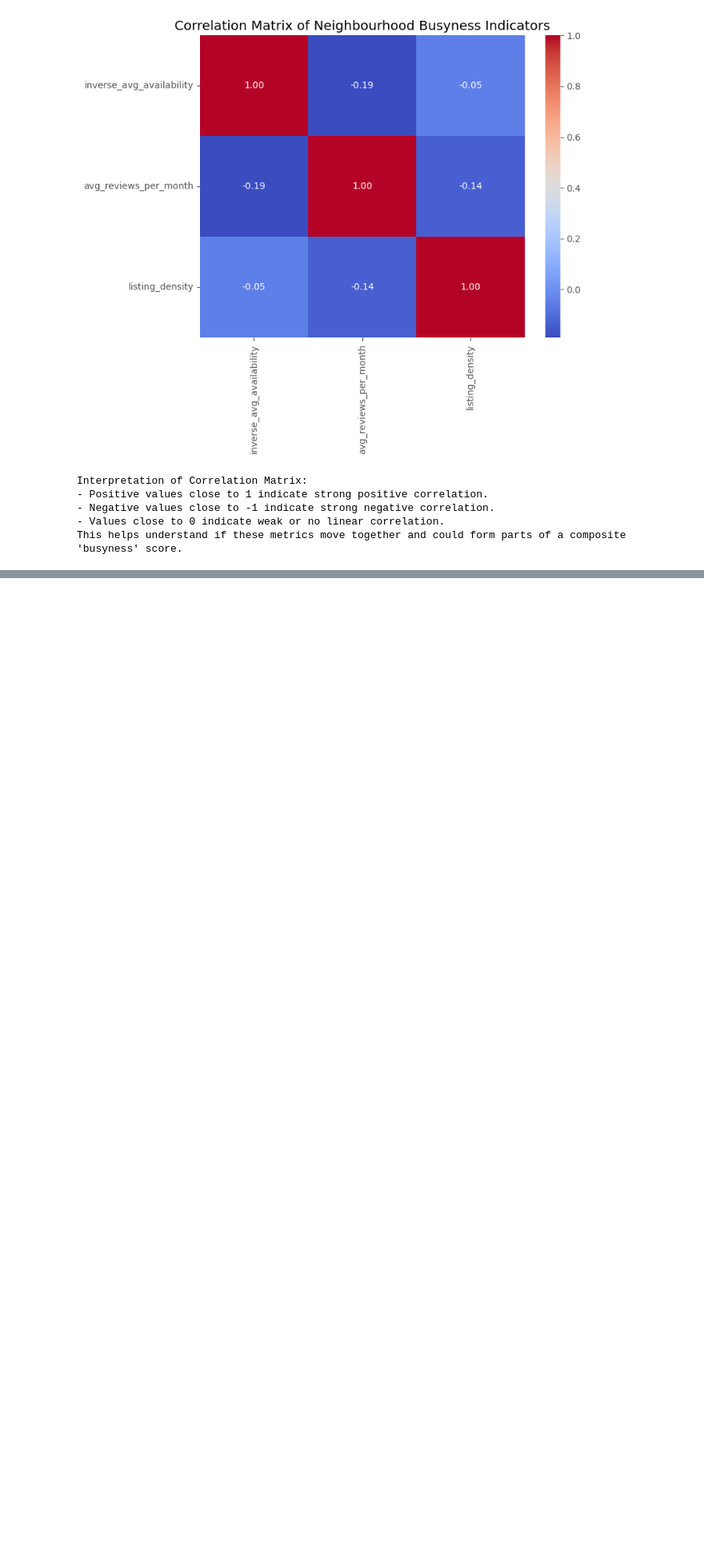
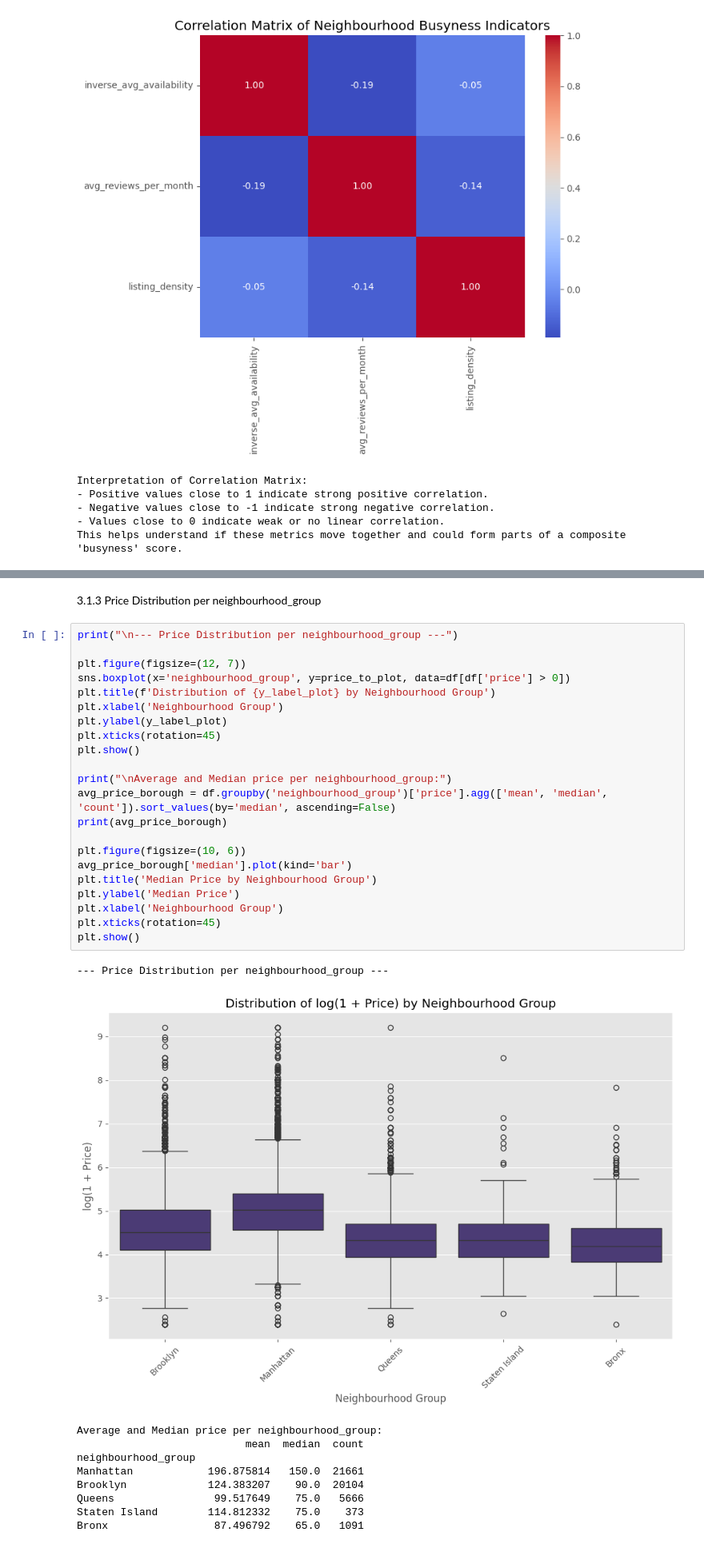
Before and after one commit to tm3-machine-learning/airbnb, a Jupyter notebook: mchandler_analysis/airbnb_analysis.ipynb, the cells around one changed output, grey strips where cells are left out. Shown at 80% size. Cells and saved outputs as stored; diff of their text form; blank space fills up the shorter version.

```diff
--- a/mchandler_analysis/airbnb_analysis.ipynb
+++ b/mchandler_analysis/airbnb_analysis.ipynb
@@ -573,0 +686,35 @@ This helps understand if these metrics move together and could form parts of a c
+# %% [markdown]
+3.1.3 Price Distribution per neighbourhood_group
+# %%
+print("\n--- Price Distribution per neighbourhood_group ---")
+
+plt.figure(figsize=(12, 7))
+sns.boxplot(x='neighbourhood_group', y=price_to_plot, data=df[df['price'] > 0])
+plt.title(f'Distribution of {y_label_plot} by Neighbourhood Group')
+plt.xlabel('Neighbourhood Group')
+plt.ylabel(y_label_plot)
+plt.xticks(rotation=45)
+plt.show()
+
+print("\nAverage and Median price per neighbourhood_group:")
+avg_price_borough = df.groupby('neighbourhood_group')['price'].agg(['mean', 'median', 'count']).sort_values(by='median', ascending=False)
+print(avg_price_borough)
+
+plt.figure(figsize=(10, 6))
+avg_price_borough['median'].plot(kind='bar')
+plt.title('Median Price by Neighbourhood Group')
+plt.ylabel('Median Price')
+plt.xlabel('Neighbourhood Group')
+plt.xticks(rotation=45)
+plt.show()
+# %% [output]
+--- Price Distribution per neighbourhood_group ---
+[figure, added]
+Average and Median price per neighbourhood_group:
+                           mean  median  count
+neighbourhood_group
+Manhattan            196.875814   150.0  21661
+Brooklyn             124.383207    90.0  20104
+Queens                99.517649    75.0   5666
+Staten Island        114.812332    75.0    373
+Bronx                 87.496792    65.0   1091
```
Also changed, not shown: parts of 19 cells of this notebook.
